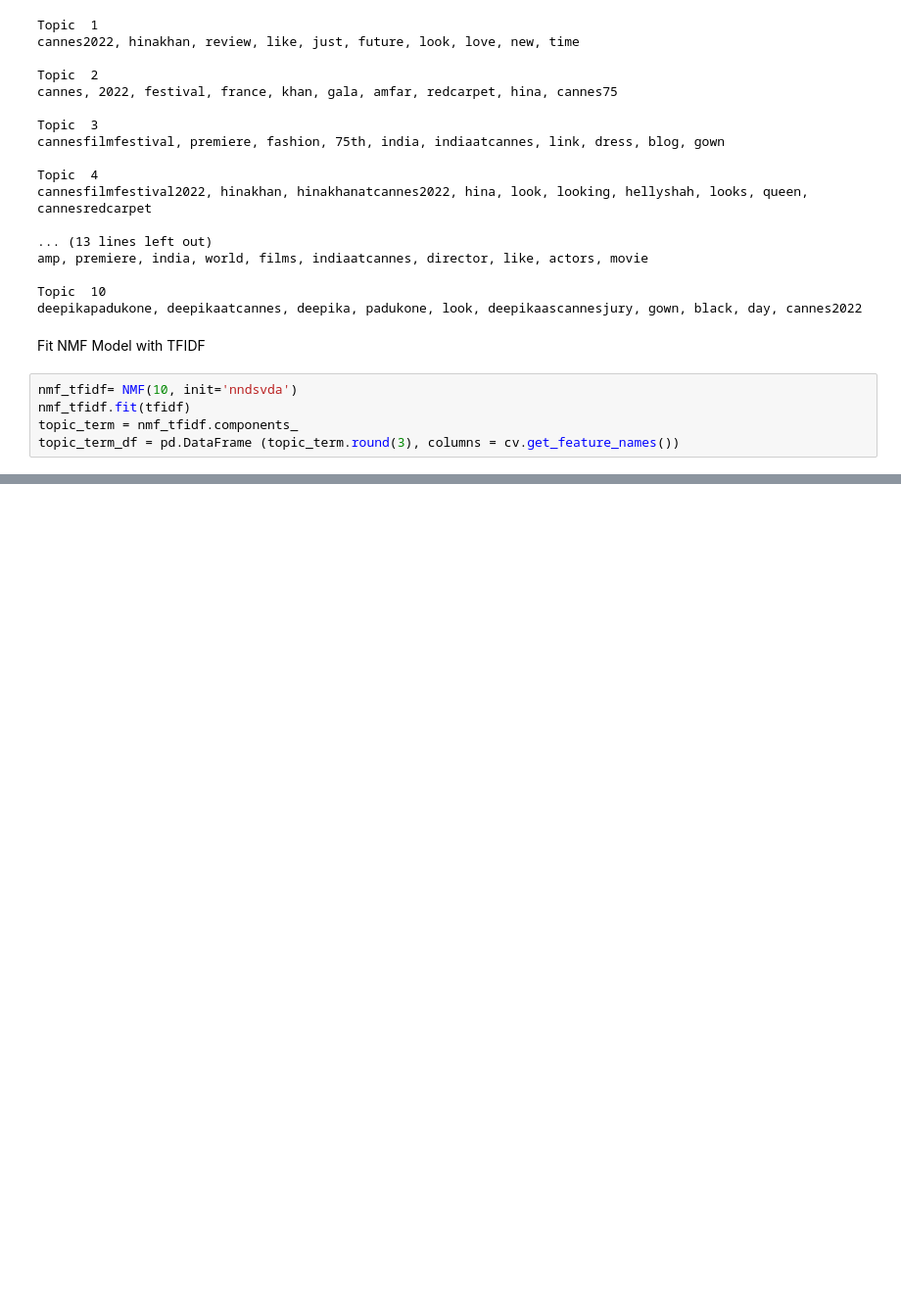
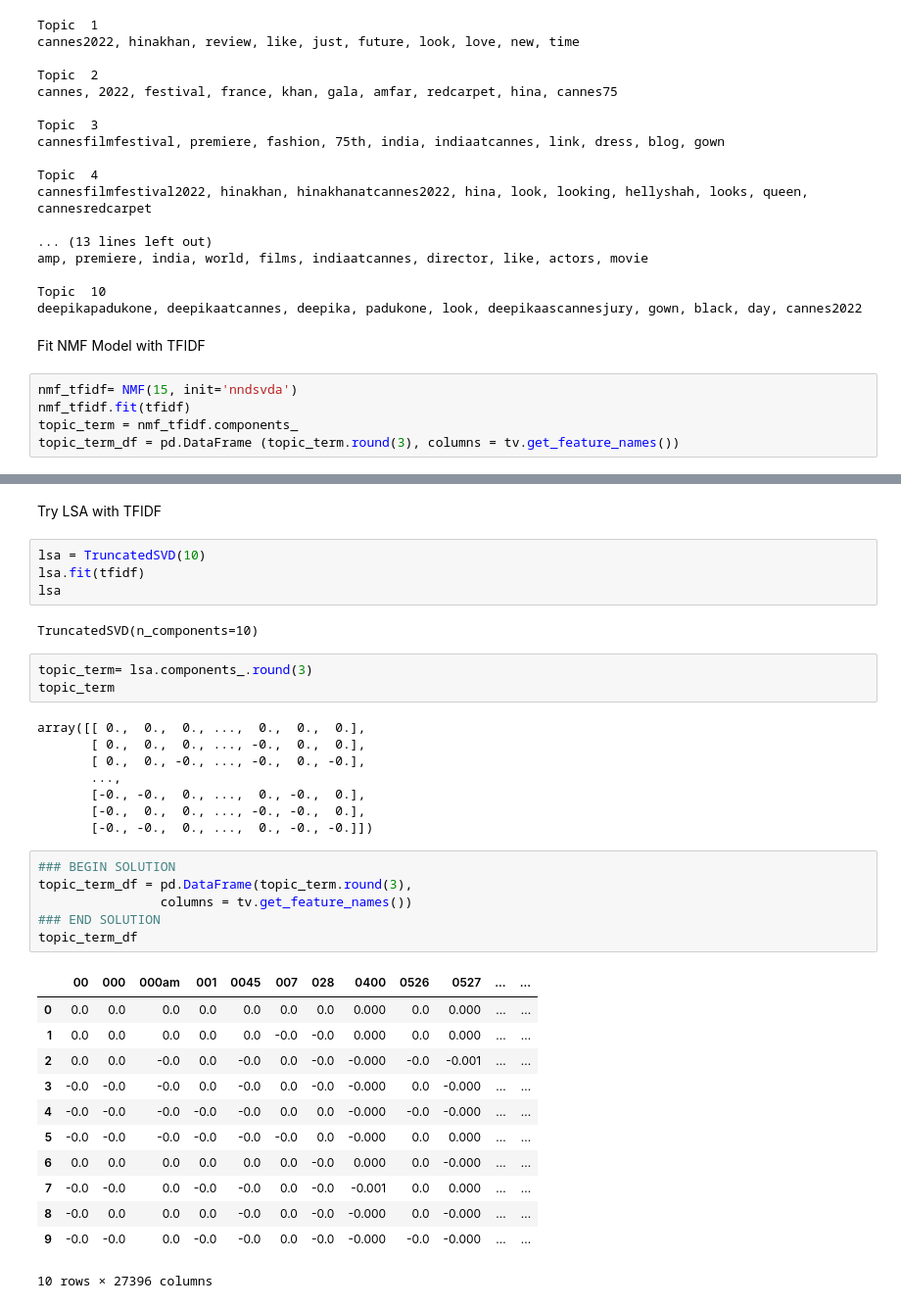
Before and after one commit to amyyunekim/Course_5_NLP, a Jupyter notebook: nlp_cannes.ipynb, the cells around one changed output, grey strips where cells are left out. Shown at 98% size. Saved outputs shown, nothing was run; the diff lists cells and outputs as text; blank space fills up the shorter version.

```diff
--- a/nlp_cannes.ipynb
+++ b/nlp_cannes.ipynb
@@ -130,7 +133,7 @@ deepikapadukone, deepikaatcannes, deepika, padukone, look, deepikaascannesjury,
 # %% [markdown]
 Fit NMF Model with TFIDF
 # %%
-nmf_tfidf= NMF(10, init='nndsvda')
+nmf_tfidf= NMF(15, init='nndsvda')
 nmf_tfidf.fit(tfidf)
 topic_term = nmf_tfidf.components_
-topic_term_df = pd.DataFrame (topic_term.round(3), columns = cv.get_feature_names())
+topic_term_df = pd.DataFrame (topic_term.round(3), columns = tv.get_feature_names())
@@ -136,0 +164,38 @@ topic_term_df = pd.DataFrame (topic_term.round(3), columns = cv.get_feature_name
+# %% [markdown]
+Try LSA with TFIDF
+# %%
+lsa = TruncatedSVD(10)
+lsa.fit(tfidf)
+lsa
+# %% [output]
+TruncatedSVD(n_components=10)
+# %%
+topic_term= lsa.components_.round(3)
+topic_term
+# %% [output]
+array([[ 0.,  0.,  0., ...,  0.,  0.,  0.],
+       [ 0.,  0.,  0., ..., -0.,  0.,  0.],
+       [ 0.,  0., -0., ..., -0.,  0., -0.],
+       ...,
+       [-0., -0.,  0., ...,  0., -0.,  0.],
+       [-0.,  0.,  0., ..., -0., -0.,  0.],
+       [-0., -0.,  0., ...,  0., -0., -0.]])
+# %%
+### BEGIN SOLUTION
+topic_term_df = pd.DataFrame(topic_term.round(3),
+                columns = tv.get_feature_names())
+### END SOLUTION
+topic_term_df
+# %% [output]
+|  | 00 | 000 | 000am | 001 | 0045 | 007 | 028 | 0400 | 0526 | 0527 | ... | ... |
+| 0 | 0.0 | 0.0 | 0.0 | 0.0 | 0.0 | 0.0 | 0.0 | 0.000 | 0.0 | 0.000 | ... | ... |
+| 1 | 0.0 | 0.0 | 0.0 | 0.0 | 0.0 | -0.0 | -0.0 | 0.000 | 0.0 | 0.000 | ... | ... |
+| 2 | 0.0 | 0.0 | -0.0 | 0.0 | -0.0 | 0.0 | -0.0 | -0.000 | -0.0 | -0.001 | ... | ... |
+| 3 | -0.0 | -0.0 | -0.0 | 0.0 | -0.0 | 0.0 | -0.0 | -0.000 | 0.0 | -0.000 | ... | ... |
+| 4 | -0.0 | -0.0 | -0.0 | -0.0 | -0.0 | 0.0 | 0.0 | -0.000 | -0.0 | -0.000 | ... | ... |
+| 5 | -0.0 | -0.0 | -0.0 | -0.0 | -0.0 | -0.0 | 0.0 | -0.000 | 0.0 | 0.000 | ... | ... |
+| 6 | 0.0 | 0.0 | 0.0 | 0.0 | 0.0 | 0.0 | -0.0 | 0.000 | 0.0 | -0.000 | ... | ... |
+| 7 | -0.0 | -0.0 | 0.0 | -0.0 | -0.0 | 0.0 | -0.0 | -0.001 | 0.0 | 0.000 | ... | ... |
+| 8 | -0.0 | 0.0 | 0.0 | 0.0 | -0.0 | 0.0 | -0.0 | -0.000 | 0.0 | -0.000 | ... | ... |
+| 9 | -0.0 | -0.0 | 0.0 | -0.0 | -0.0 | 0.0 | -0.0 | -0.000 | -0.0 | -0.000 | ... | ... |
+10 rows × 27396 columns
```
Also changed, not shown: parts of 17 cells of this notebook, 1 other file.
